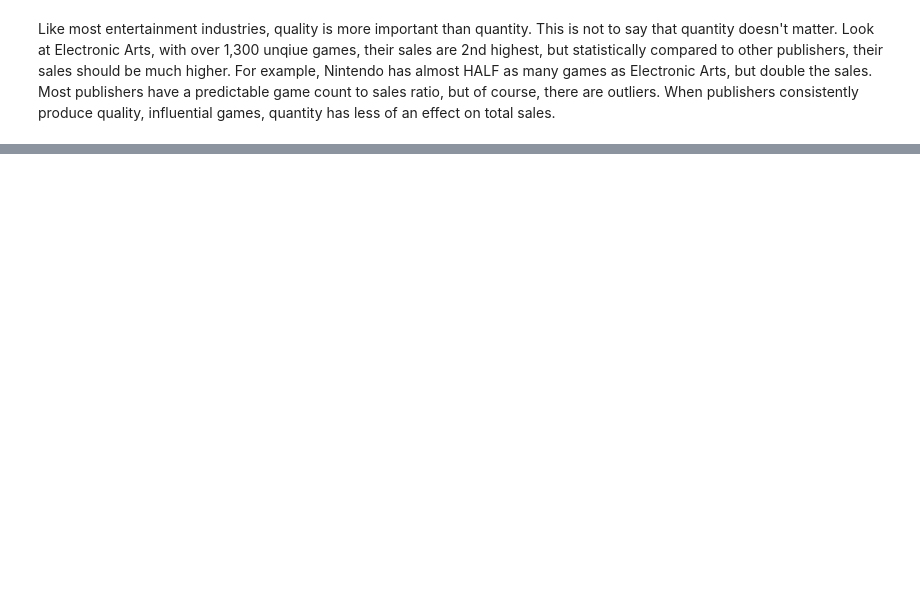
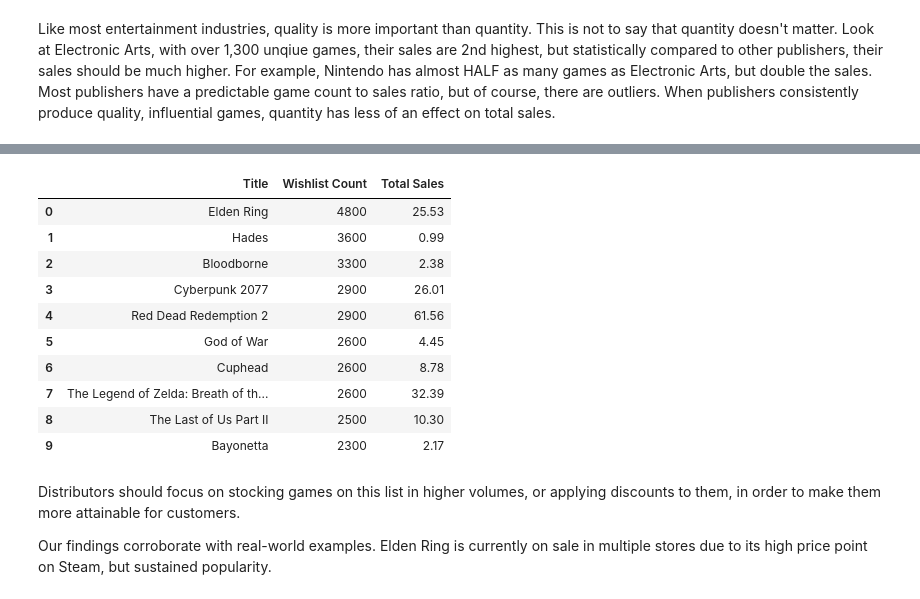
Before and after one commit to AbhijayUpadhyay/videogame-sales-analysis, a Jupyter notebook: main.ipynb, the cells around one changed output, grey strips where cells are left out. Drawn from its saved outputs; the diff is of its cells as text; code cells hidden in the pictures; blank space fills up the shorter version.

```diff
--- a/main.ipynb
+++ b/main.ipynb
@@ -125,0 +104,21 @@ Like most entertainment industries, quality is more important than quantity. Thi
+# %%
+# Let's find out which games have high wishlist counts but low sales
+rows = sql_queries.wishlist_analysis(cursor)
+wishlist_analysis = pd.DataFrame(rows, columns=['Title', 'Wishlist Count', 'Total Sales'])
+wishlist_analysis
+# %% [output]
+|  | Title | Wishlist Count | Total Sales |
+| 0 | Elden Ring | 4800 | 25.53 |
+| 1 | Hades | 3600 | 0.99 |
+| 2 | Bloodborne | 3300 | 2.38 |
+| 3 | Cyberpunk 2077 | 2900 | 26.01 |
+| 4 | Red Dead Redemption 2 | 2900 | 61.56 |
+| 5 | God of War | 2600 | 4.45 |
+| 6 | Cuphead | 2600 | 8.78 |
+| 7 | The Legend of Zelda: Breath of th... | 2600 | 32.39 |
+| 8 | The Last of Us Part II | 2500 | 10.30 |
+| 9 | Bayonetta | 2300 | 2.17 |
+# %% [markdown]
+Distributors should focus on stocking games on this list in higher volumes, or applying discounts to them, in order to make them more attainable for customers.
+
+Our findings corroborate with real-world examples. Elden Ring is currently on sale in multiple stores due to its high price point on Steam, but sustained popularity.
```
Also changed, not shown: parts of 7 cells of this notebook, 2 other files.
